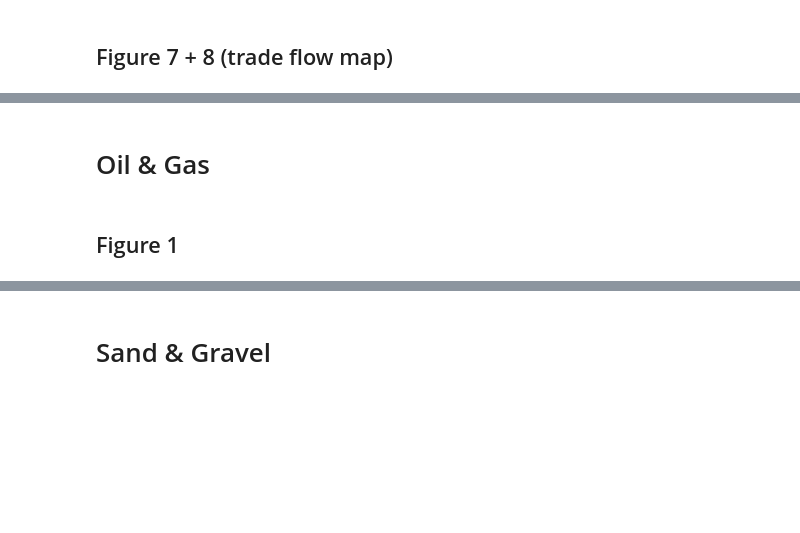
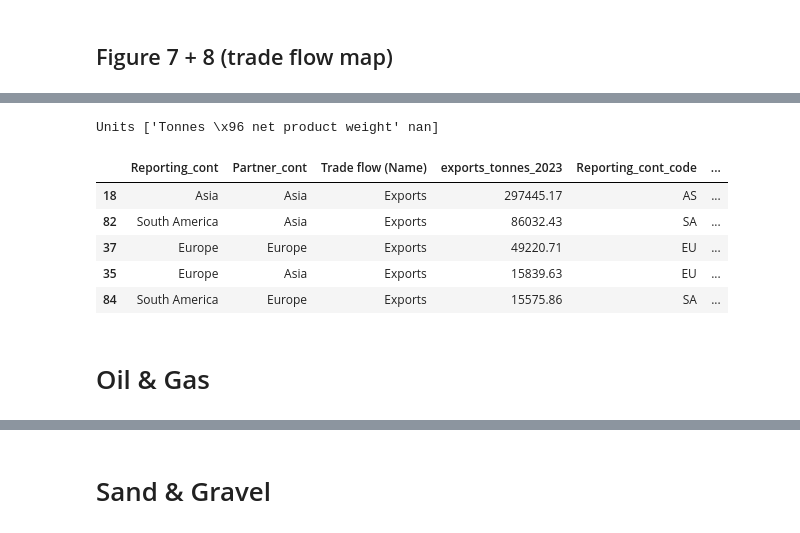
Before and after one commit to Ode-PBLLC/ocean-central, a Jupyter notebook: Code/Harvest Wisely.ipynb, the cells around one changed output, grey strips where cells are left out. Cells and saved outputs as stored; diff of their text form; code cells hidden in the pictures; blank space fills up the shorter version.

Commit message:
Merge origin/OC_y2 into OC_y2

```diff
--- a/Code/Harvest Wisely.ipynb
+++ b/Code/Harvest Wisely.ipynb
@@ -367,6 +242,9 @@ Dataset: Global Production by production source 1950-2023 (Release date: March 2
 # %%
 # Import production data
-production = pd.read_csv("fao_plants_production.csv", encoding="latin-1")
+import pandas as pd
+import numpy as np
+import json
+production = pd.read_csv("../Data/fao_plants_production.csv", encoding="latin-1")
 
 # Drop all the status columns (columns named 'S' or 'S.1', 'S.2', etc.)
 status_cols = [col for col in production.columns if col == 'S' or col.startswith('S.')]
@@ -608,0 +520,60 @@ top25_iso3
+# %%
+# Trade relationships (exports in tonnes)
+import pandas as pd
+import json
+
+# Import trade data
+trade = pd.read_csv("../Data/fao_plants_trade.csv", encoding="latin-1")
+print(f"Units {trade['Unit (Name)'].unique()}")
+
+# Drop all the status columns (columns named 'S' or 'S.1', 'S.2', etc.)
+status_cols = [col for col in trade.columns if col == 'S' or col.startswith('S.')]
+trade = trade.drop(columns=status_cols)
+
+# Clean up year column names - remove brackets
+trade.columns = [col.replace('[', '').replace(']', '') for col in trade.columns]
+
+trade_2023 = trade.drop(columns = ["2019", "2020", "2021", "2022"])
+trade_2023 = trade_2023[~trade_2023["Partner country (Name)"].isna()]
+
+# By country / continent
+country_codes = pd.read_excel("../Data/FAO_country_names.xlsx")[["ISO3", "LIST NAME"]]
+
+trade_2023_iso3 = pd.merge(trade_2023, country_codes, how="inner",
+         left_on="Reporting country (Name)", right_on="LIST NAME").drop(columns="LIST NAME")
+trade_2023_iso3 = trade_2023_iso3.rename(columns = {"ISO3": "Reporting_ISO3"})
+
+trade_2023_iso3 = pd.merge(trade_2023_iso3, country_codes, how="inner",
+         left_on="Partner country (Name)", right_on="LIST NAME").drop(columns="LIST NAME")
+trade_2023_iso3 = trade_2023_iso3.rename(columns = {"ISO3": "Partner_ISO3"})
+
+continents = pd.read_csv("../Data/continents.csv")
+trade_2023_iso3 = pd.merge(trade_2023_iso3, continents, how="inner",
+         left_on="Reporting_ISO3", right_on="Three_Letter_Country_Code").drop(columns="Three_Letter_Country_Code")
+trade_2023_iso3 = trade_2023_iso3.rename(columns = {"Continent_Name": "Reporting_cont", "Continent_Code": "Reporting_cont_code"})
+
+trade_2023_iso3 = pd.merge(trade_2023_iso3, continents, how="inner",
+         left_on="Partner_ISO3", right_on="Three_Letter_Country_Code").drop(columns="Three_Letter_Country_Code")
+trade_2023_iso3 = trade_2023_iso3.rename(columns = {"Continent_Name": "Partner_cont", "Continent_Code": "Partner_cont_code"})
+
+trade_2023_area = trade_2023_iso3.groupby(["Reporting_cont", "Partner_cont", "Trade flow (Name)"],
+    as_index=False).agg({"2023": "sum", "Reporting_cont_code": "first", "Partner_cont_code": "first"})
+
+exports_pairs = (trade_2023_area.loc[trade_2023_area["Trade flow (Name)"] == "Exports"].rename(columns={"2023": "exports_tonnes_2023"}))
+top25_pairs = exports_pairs.sort_values(
+    "exports_tonnes_2023", ascending=False).head(25)
+
+top25_pairs.to_json(
+    "figure_7_8_top25_export_relationships_continents.json",
+    orient="records",
+    indent=2
+)
+top25_pairs.head()
+# %% [output]
+Units ['Tonnes \x96 net product weight' nan]
+|  | Reporting_cont | Partner_cont | Trade flow (Name) | exports_tonnes_2023 | Reporting_cont_code | ... |
+| 18 | Asia | Asia | Exports | 297445.17 | AS | ... |
+| 82 | South America | Asia | Exports | 86032.43 | SA | ... |
+| 37 | Europe | Europe | Exports | 49220.71 | EU | ... |
+| 35 | Europe | Asia | Exports | 15839.63 | EU | ... |
+| 84 | South America | Europe | Exports | 15575.86 | SA | ... |
@@ -609,4 +598,2 @@ top25_iso3
 # %% [markdown]
 # Oil & Gas
-# %% [markdown]
-## Figure 1
```
Also changed, not shown: parts of 42 cells of this notebook.
